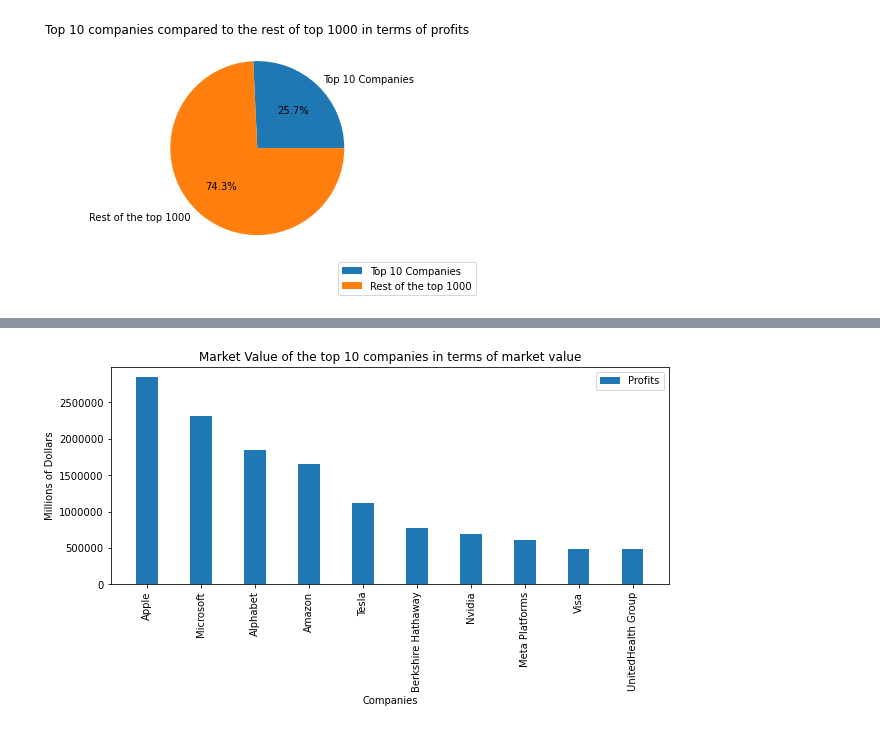
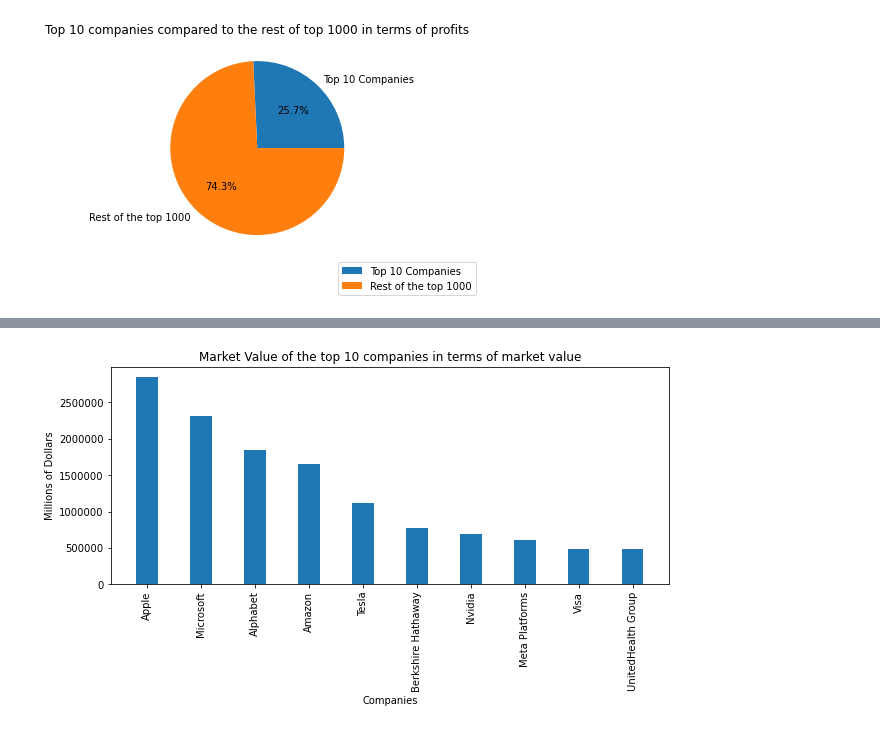
Before and after one commit to aronnicksnts/kaggle-projects, a Jupyter notebook: Fortune Top 1000 Companies by Revenue 2022/Fortune Top 1000 Revenue Analysis.ipynb, the cells around one changed output, grey strips where cells are left out. Cells and saved outputs as stored; diff of their text form; code cells hidden in the pictures.

```diff
--- a/Fortune Top 1000 Companies by Revenue 2022/Fortune Top 1000 Revenue Analysis.ipynb
+++ b/Fortune Top 1000 Companies by Revenue 2022/Fortune Top 1000 Revenue Analysis.ipynb
@@ -162,15 +144,15 @@ plt.show()
 # %%
 df = df.sort_values(by=['market_value'], ascending=False)
 numCompanies = 10
 x_axis = np.arange(numCompanies)
 fig, ax = plt.subplots(figsize=(10,4))
-plt.bar(x_axis, df['market_value'].head(numCompanies), 0.4, label = 'Profits')
+plt.bar(x_axis, df['market_value'].head(numCompanies), 0.4)
 ax.ticklabel_format(style='plain')
 plt.xticks(x_axis, df['name'].head(numCompanies), rotation=90)
 plt.xlabel("Companies")
 plt.ylabel("Millions of Dollars")
 plt.title(f"Market Value of the top {numCompanies} companies in terms of market value")
-plt.legend()
+plt.savefig("BC_Top10 Market Value.png", dpi= 300)
 plt.show()
 # %% [output]
-[figure, old version]
+[figure, new version]
```
Also changed, not shown: parts of 14 cells of this notebook, 6 other files.
